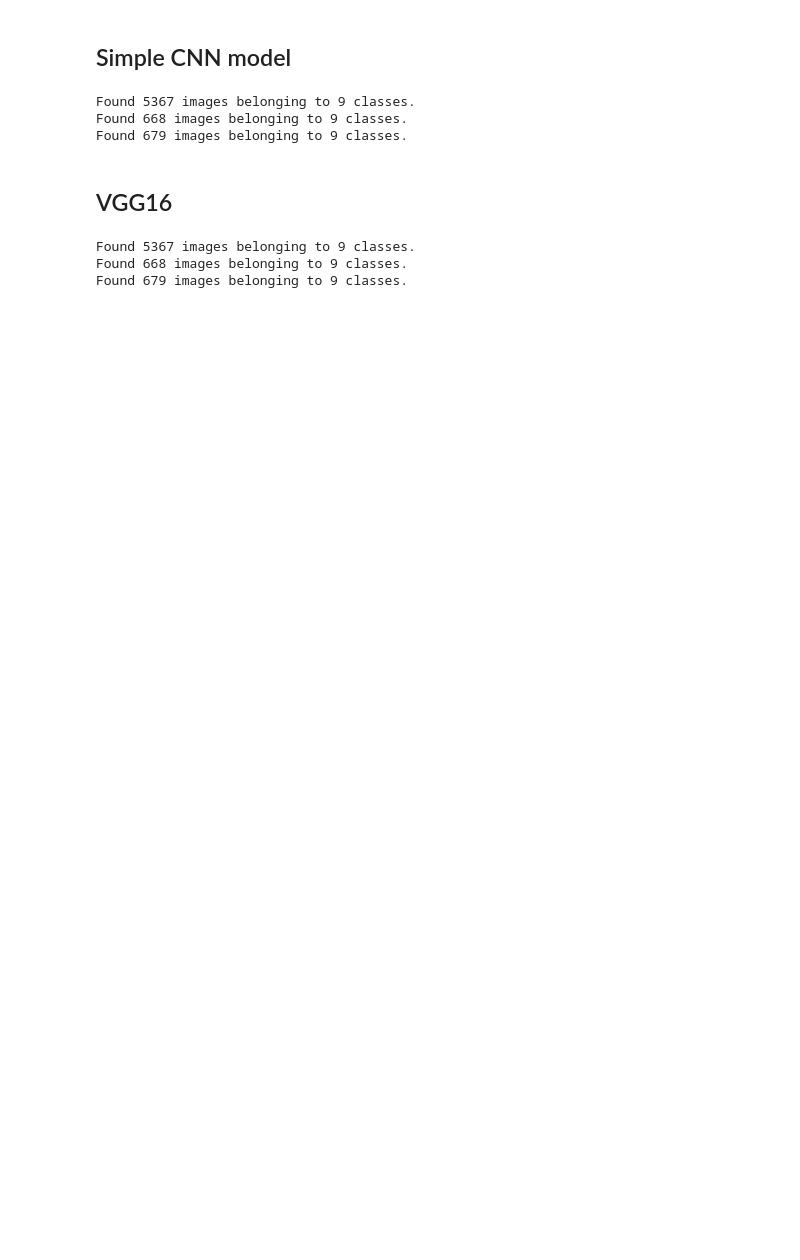
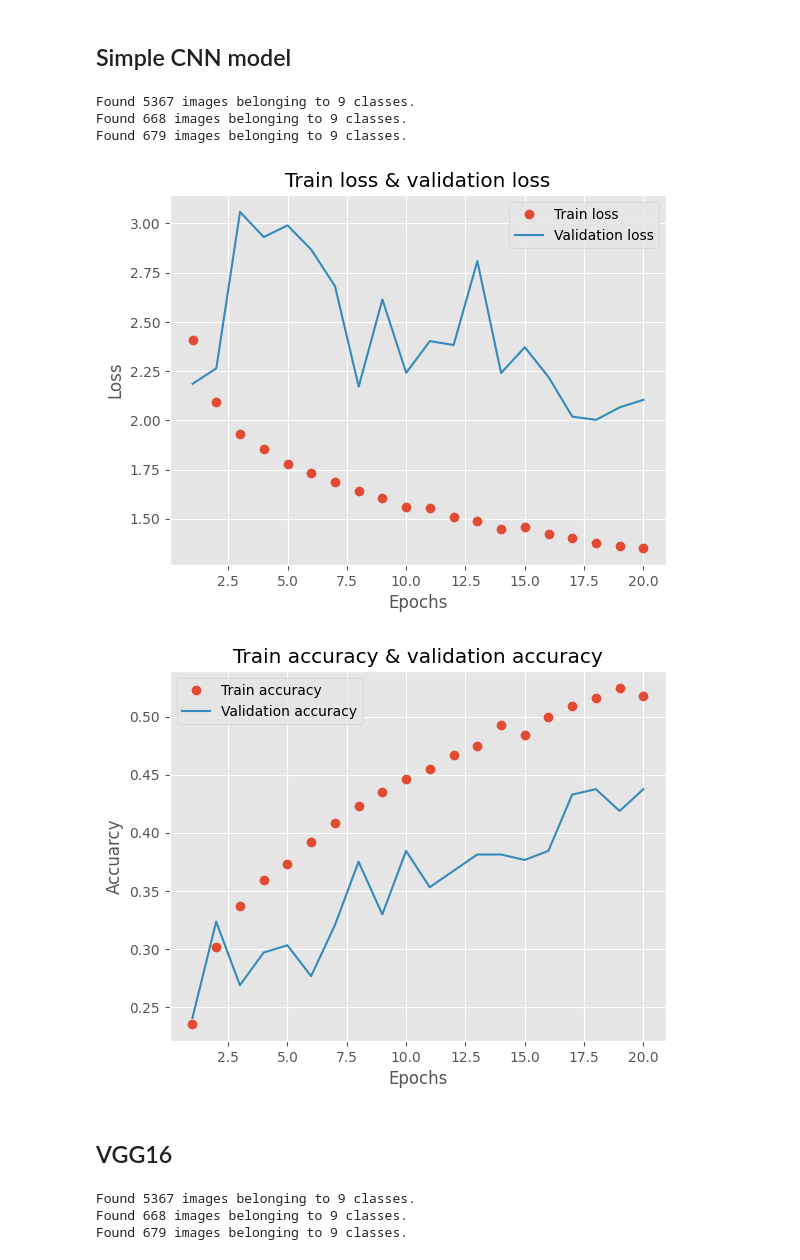
Before and after one commit to kamil271e/my-shrooms, a Jupyter notebook: mushrooms.ipynb, the cells around one changed output. Cells and saved outputs as stored; diff of their text form; code cells hidden in the pictures; blank space fills up the shorter version.

Commit message:
Training plots

```diff
--- a/mushrooms.ipynb
+++ b/mushrooms.ipynb
@@ -115,3 +117,9 @@ print(cnn.clf_report())
+# %%
+plotting.loss_plot(history.history)
+plotting.acc_plot(history.history)
+# %% [output]
+[figure, added]
+[figure, added]
 # %% [markdown]
 ## VGG16
 # %%
```
Also changed, not shown: parts of 24 cells of this notebook, 2 other files.
